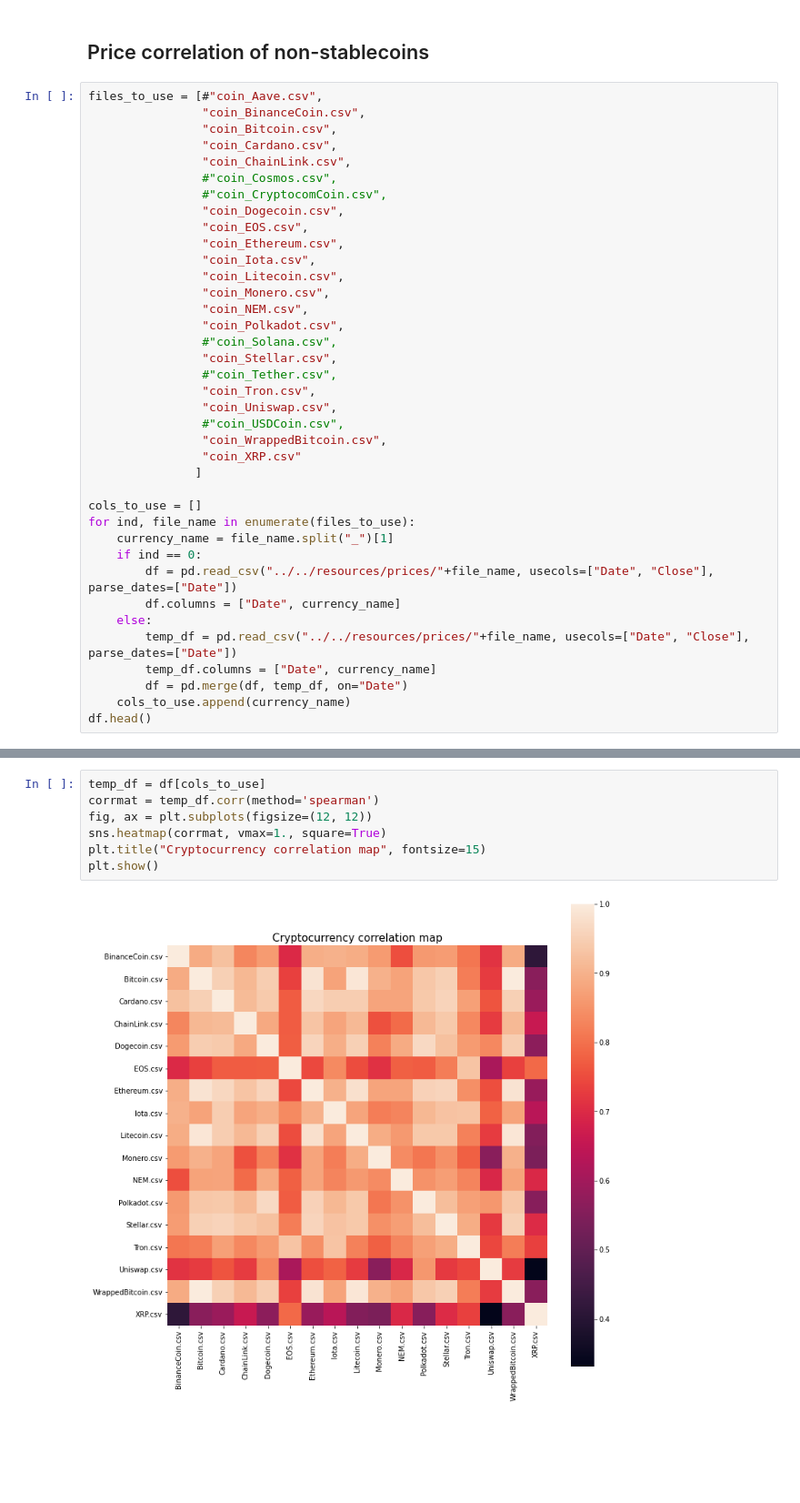
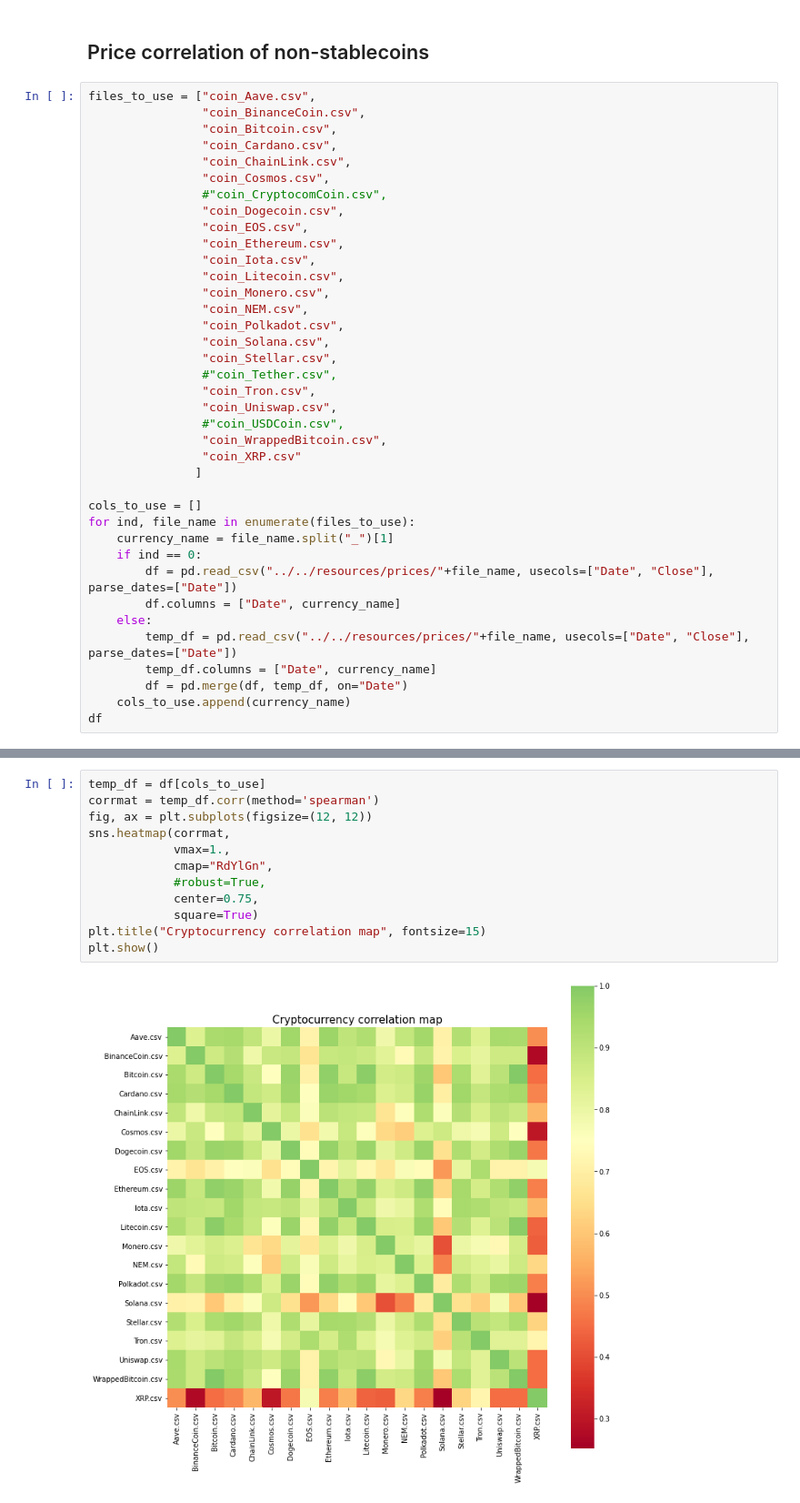
Before and after one commit to ArtTucker/crypto_prices_ML, a Jupyter notebook: preprocessing/by_coin/coin_price_correlation_chart.ipynb, the cells around one changed output, grey strips where cells are left out. Shown at 91% size. Cells and saved outputs as stored; diff of their text form; blank space fills up the shorter version.

```diff
--- a/preprocessing/by_coin/coin_price_correlation_chart.ipynb
+++ b/preprocessing/by_coin/coin_price_correlation_chart.ipynb
@@ -11,12 +11,12 @@ import matplotlib.dates as mdates
 # %% [markdown]
 ## Price correlation of non-stablecoins
 # %%
-files_to_use = [#"coin_Aave.csv",
+files_to_use = ["coin_Aave.csv",
                 "coin_BinanceCoin.csv",
                 "coin_Bitcoin.csv",
                 "coin_Cardano.csv",
                 "coin_ChainLink.csv",
-                #"coin_Cosmos.csv",
+                "coin_Cosmos.csv",
                 #"coin_CryptocomCoin.csv",
                 "coin_Dogecoin.csv",
                 "coin_EOS.csv",
@@ -26,7 +26,7 @@ files_to_use = [#"coin_Aave.csv",
                 "coin_Monero.csv",
                 "coin_NEM.csv",
                 "coin_Polkadot.csv",
-                #"coin_Solana.csv",
+                "coin_Solana.csv",
                 "coin_Stellar.csv",
                 #"coin_Tether.csv",
                 "coin_Tron.csv",
@@ -47,5 +47,5 @@ for ind, file_name in enumerate(files_to_use):
         temp_df.columns = ["Date", currency_name]
         df = pd.merge(df, temp_df, on="Date")
     cols_to_use.append(currency_name)
-df.head()
+df
 # %% [output]
@@ -58,9 +65,14 @@ df.head()
 # %%
 temp_df = df[cols_to_use]
 corrmat = temp_df.corr(method='spearman')
 fig, ax = plt.subplots(figsize=(12, 12))
-sns.heatmap(corrmat, vmax=1., square=True)
+sns.heatmap(corrmat,
+            vmax=1.,
+            cmap="RdYlGn",
+            #robust=True,
+            center=0.75,
+            square=True)
 plt.title("Cryptocurrency correlation map", fontsize=15)
 plt.show()
 # %% [output]
-[figure, old version]
+[figure, new version]
```
Also changed, not shown: parts of 1 cell of this notebook.
